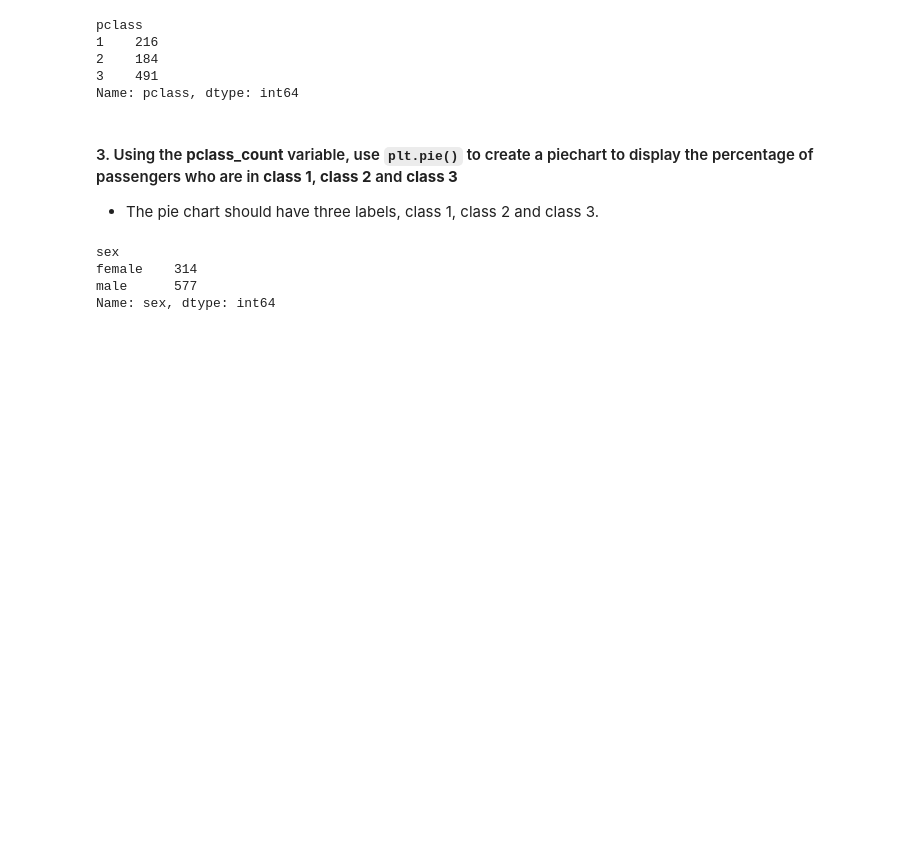
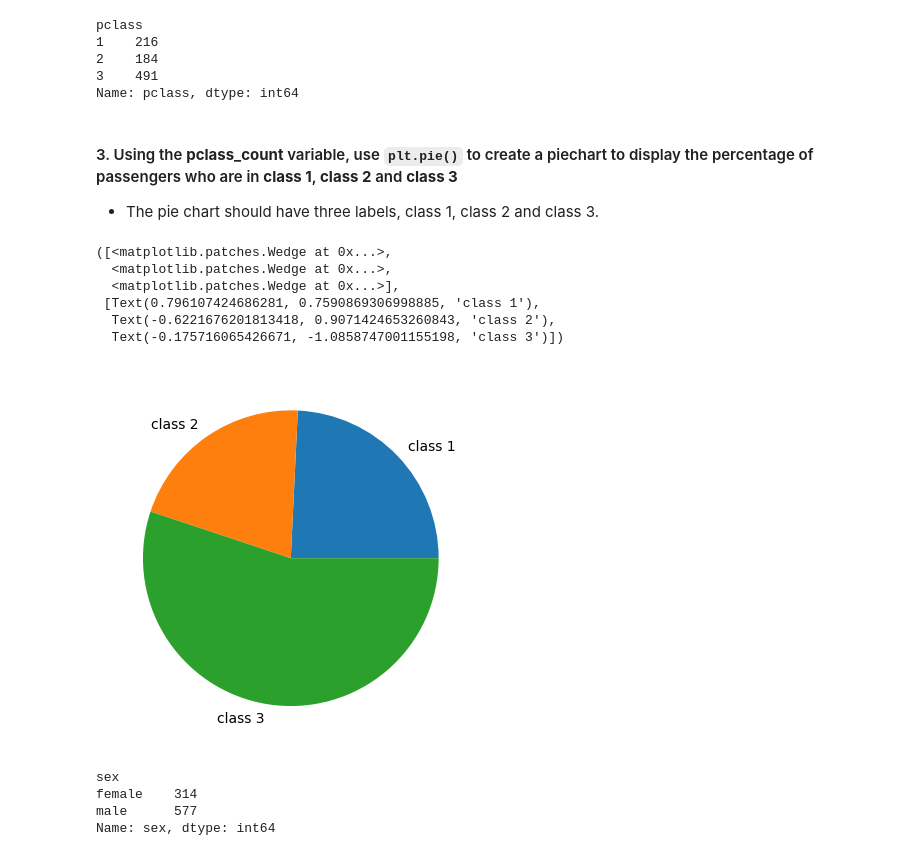
Before and after one commit to RyRyRyRy321/CCTDATS1L_ASSIGNMENT, a Jupyter notebook: exercise_4.ipynb, the cells around one changed output. Saved outputs shown, nothing was run; the diff lists cells and outputs as text; code cells hidden in the pictures; blank space fills up the shorter version.

```diff
--- a/exercise_4.ipynb
+++ b/exercise_4.ipynb
@@ -124,6 +130,16 @@ Name: pclass, dtype: int64
 - The pie chart should have three labels, class 1, class 2 and class 3.
 # %%
 # put your answer here
+
+plt.pie(pclass_count, labels = ['class 1', 'class 2', 'class 3'])
+# %% [output]
+([<matplotlib.patches.Wedge at 0x...>,
+  <matplotlib.patches.Wedge at 0x...>,
+  <matplotlib.patches.Wedge at 0x...>],
+ [Text(0.796107424686281, 0.7590869306998885, 'class 1'),
+  Text(-0.6221676201813418, 0.9071424653260843, 'class 2'),
+  Text(-0.175716065426671, -1.0858747001155198, 'class 3')])
+[figure, added]
 # %%
 sex_count = df.groupby('sex')['sex'].count()
 sex_count
```
Also changed, not shown: parts of 6 cells of this notebook.
